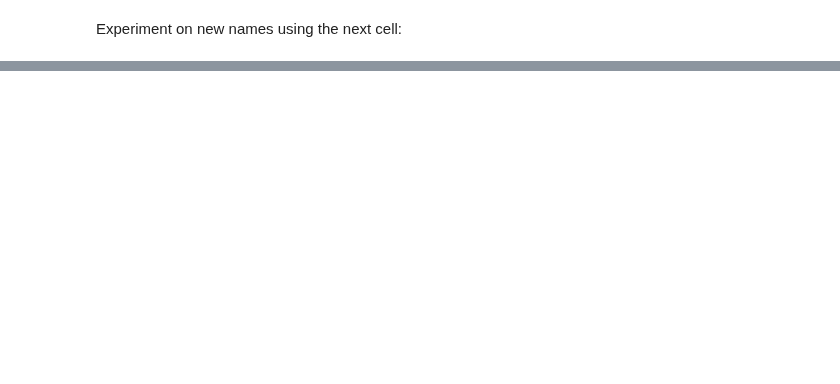
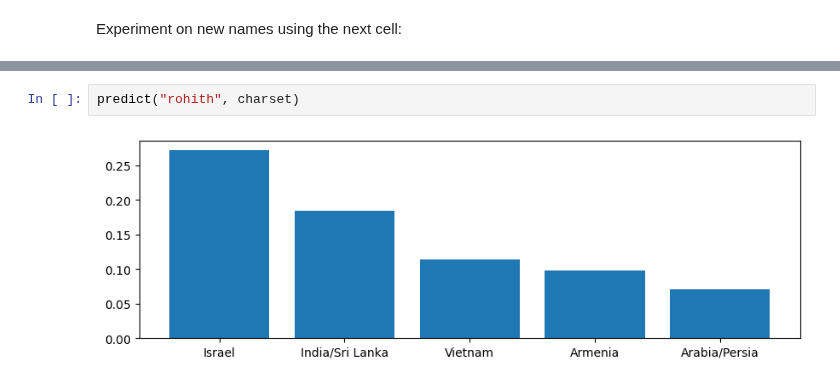
Before and after one commit to SreelekhaVuppala/deep-machine-learning, a Jupyter notebook: home-assignments/HA2/HA2-Part1.ipynb, the cells around one changed output, grey strips where cells are left out. Cells and saved outputs as stored; diff of their text form; blank space fills up the shorter version.

```diff
--- a/home-assignments/HA2/HA2-Part1.ipynb
+++ b/home-assignments/HA2/HA2-Part1.ipynb
@@ -765,0 +870,4 @@ Experiment on new names using the next cell:
+# %%
+predict("rohith", charset)
+# %% [output]
+[figure, added]
```
Also changed, not shown: parts of 26 cells of this notebook.
